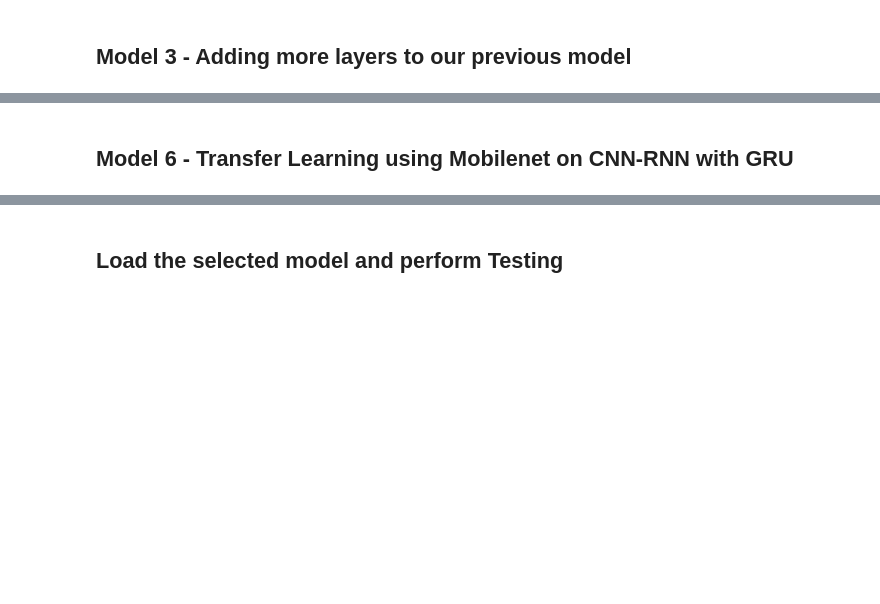
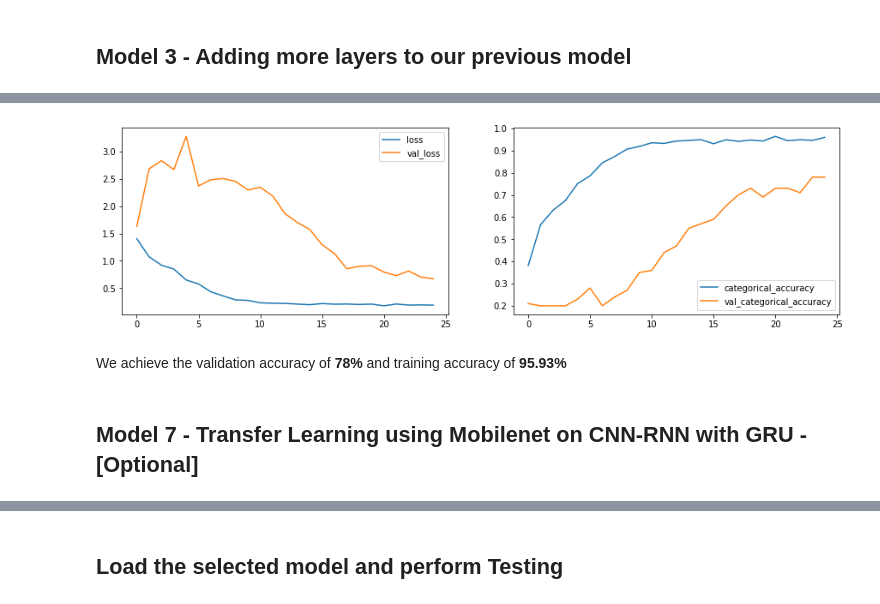
Before and after one commit to ranjitpatra/gesture-recognition, a Jupyter notebook: Gesture-Recognition-Case-study.ipynb, the cells around one changed output, grey strips where cells are left out. Saved outputs shown, nothing was run; the diff lists cells and outputs as text; code cells hidden in the pictures; blank space fills up the shorter version.

```diff
--- a/Gesture-Recognition-Case-study.ipynb
+++ b/Gesture-Recognition-Case-study.ipynb
@@ -738,7 +947,7 @@ Non-trainable params: 992
 _________________________________________________________________
 # %%
 print("Total Params:", cnn_lstm1_model.count_params())
-training_output_model5=cnn_lstm1.train(cnn_lstm1_model)
+training_output_model_cnn_lstm1=cnn_lstm1.train(cnn_lstm1_model)
 # %% [output]
 Total Params: 1657445
 WARNING:tensorflow:`period` argument is deprecated. Please use `save_freq` to specify the frequency in number of batches seen.
@@ -749,7 +969,11 @@ Epoch 1: saving model to model/model_init_2023-05-2921_17_04.366167\model-00001-
 # %%
-cnn_lstm1.plot_accuracy_and_loss(training_output_model5)
+cnn_lstm1.plot_accuracy_and_loss(training_output_model_cnn_lstm1)
+# %% [output]
+[figure, added]
+# %% [markdown]
+We achieve the validation accuracy of <strong>78%</strong> and training accuracy of <strong>95.93%</strong>
 # %% [markdown]
-## Model 6 - Transfer Learning using Mobilenet on CNN-RNN with GRU
+## Model 7 - Transfer Learning using Mobilenet on CNN-RNN with GRU - [Optional]
 # %%
 from keras.applications import mobilenet
 # %%
```
Also changed, not shown: parts of 46 cells of this notebook, 8 other files.
